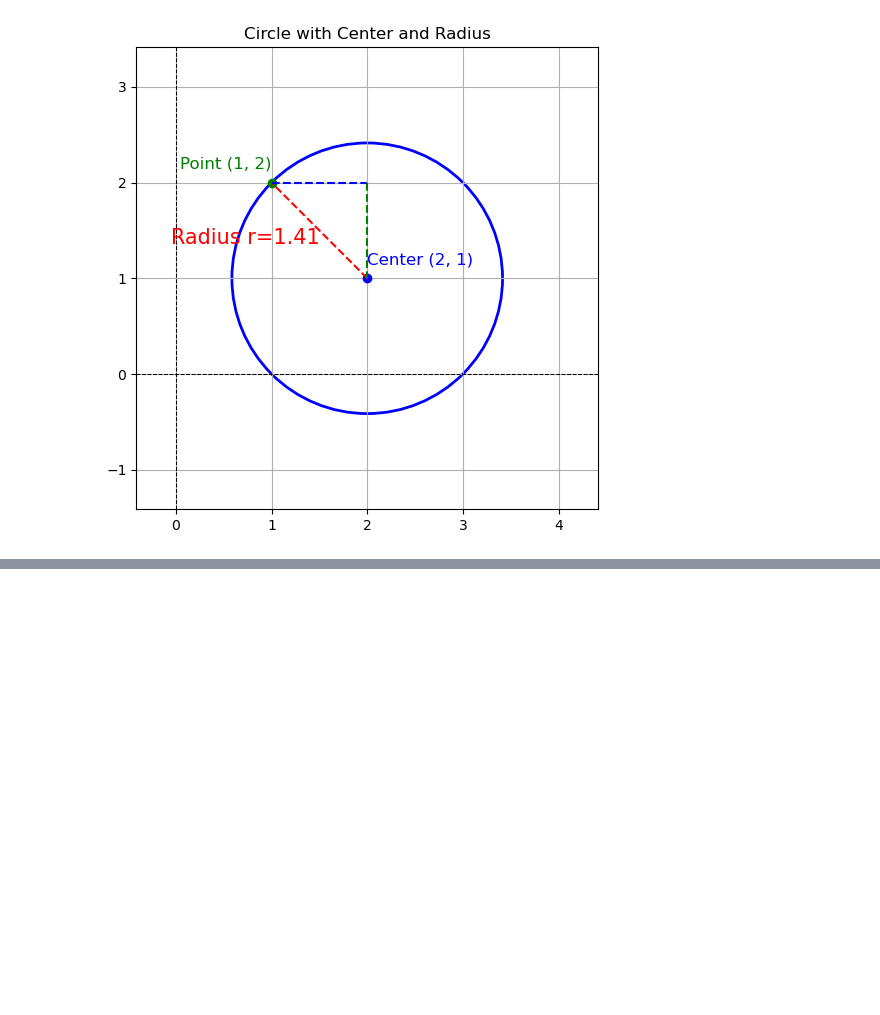
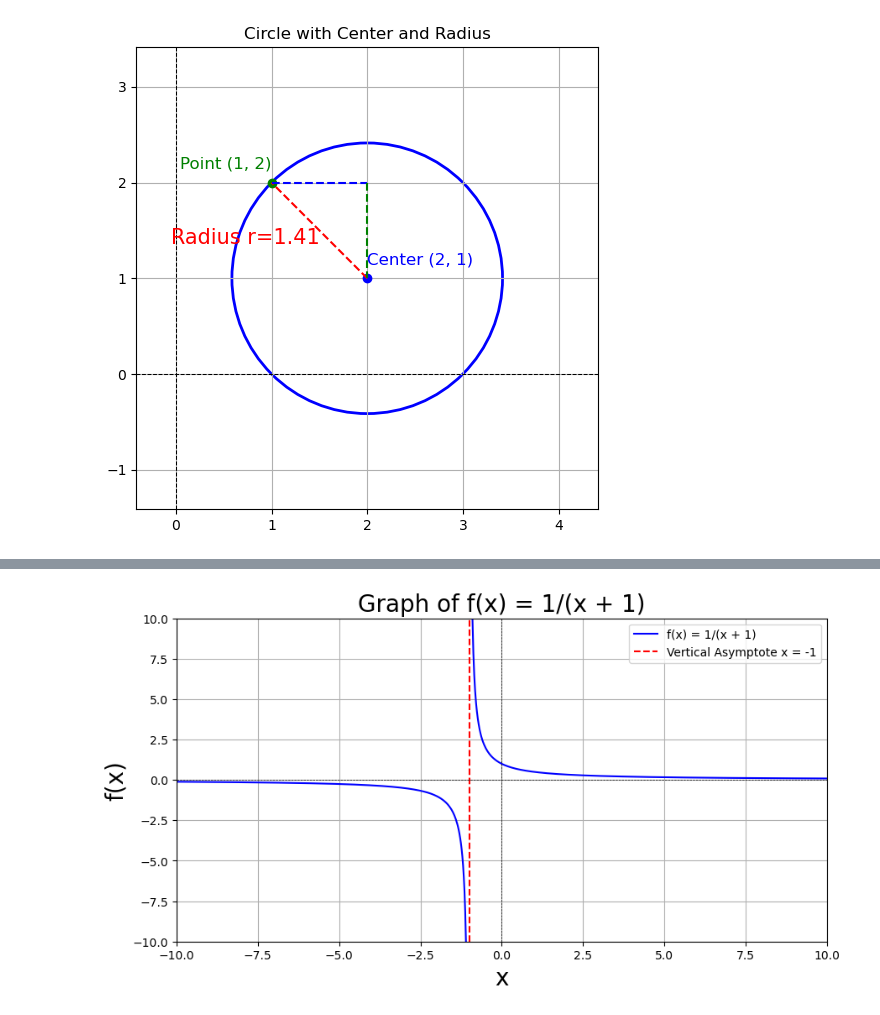
Before and after one commit to bravobryan/bravemath, a Jupyter notebook: bravemath/calc/precalc/precalc_notes.ipynb, the cells around one changed output, grey strips where cells are left out. Cells and saved outputs as stored; diff of their text form; code cells hidden in the pictures; blank space fills up the shorter version.

```diff
--- a/bravemath/calc/precalc/precalc_notes.ipynb
+++ b/bravemath/calc/precalc/precalc_notes.ipynb
@@ -203,0 +215,22 @@ Center: (2, 1), Radius: 1.41
+# %%
+# Visualize the equation 1 / x+1 where y != 0
+f_x = 1 / (x + 1)
+vertical_asymptote = -1
+x_left = np.linspace(-10, vertical_asymptote - 0.1, 400)
+x_right = np.linspace(vertical_asymptote + 0.1, 10, 400)
+plt.figure(figsize=(10, 5))
+plt.plot(x_left, 1 / (x_left + 1), label='f(x) = 1/(x + 1)', color='blue')
+plt.plot(x_right, 1 / (x_right + 1), color='blue')
+plt.axvline(x=vertical_asymptote, color='red', linestyle='--', label='Vertical Asymptote x = -1')
+plt.title('Graph of f(x) = 1/(x + 1)', size=20)
+plt.xlabel('x', size=20)
+plt.ylabel('f(x)', size=20)
+plt.ylim(-10, 10)
+plt.xlim(-10, 10)
+plt.grid(True)
+plt.axhline(0, color='black',linewidth=0.5, ls='--')
+plt.axvline(0, color='black',linewidth=0.5, ls='--')
+plt.legend()
+plt.show()
+# %% [output]
+[figure, added]
```
Also changed, not shown: parts of 1 cell of this notebook.
